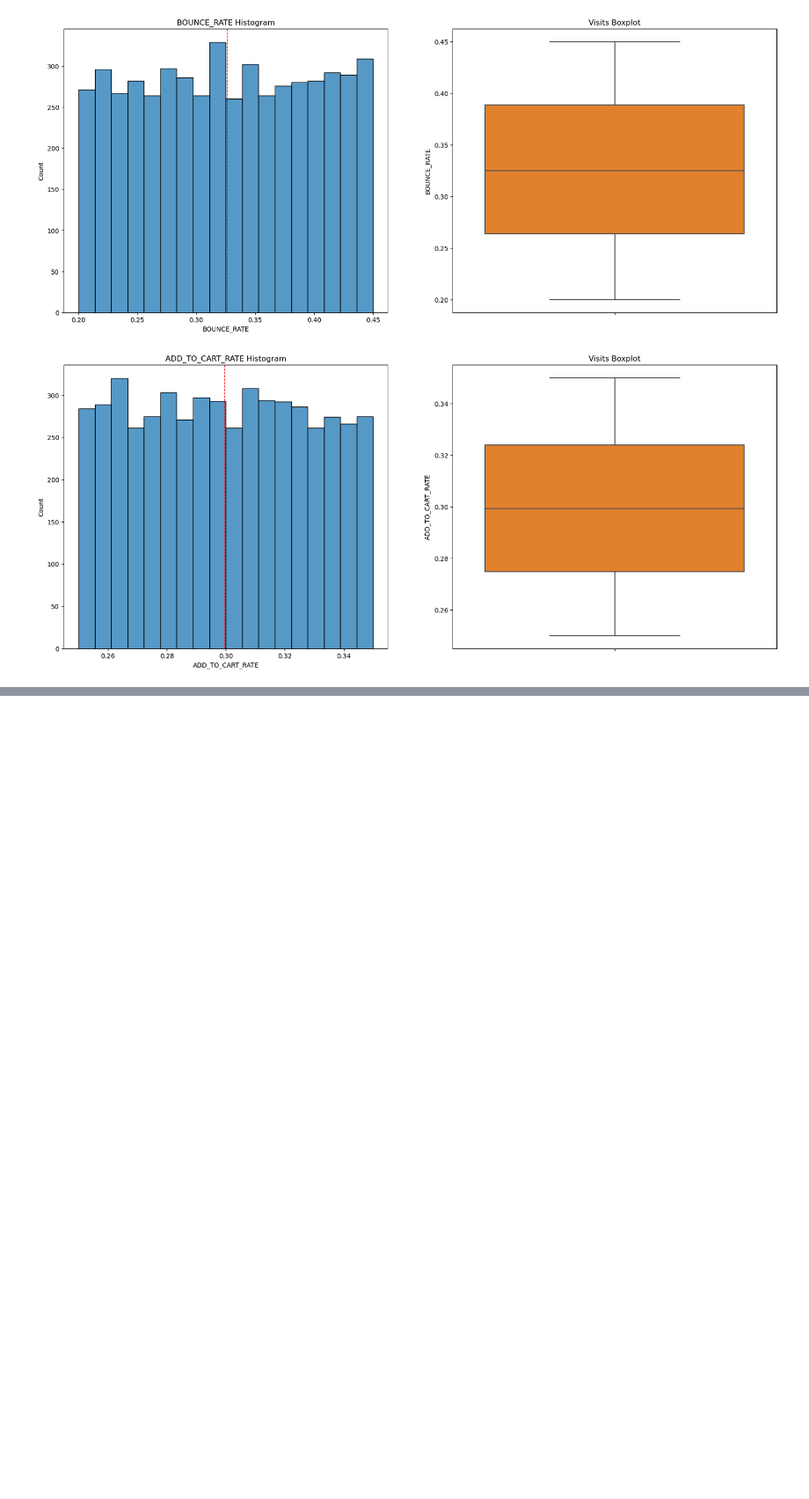
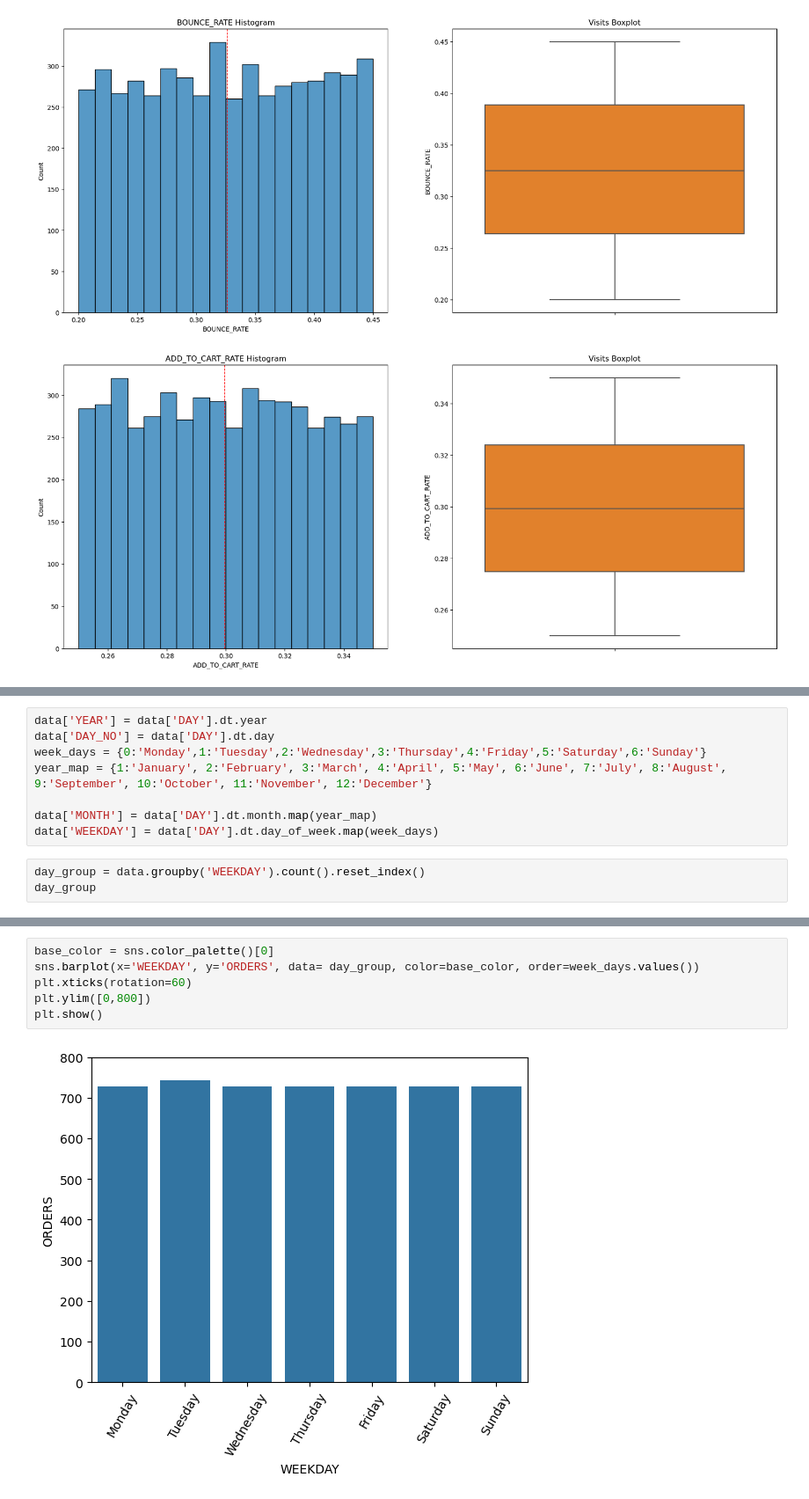
Before and after one commit to Naftal-Rainer/WEB-ANALYTICS-INSIGHTS, a Jupyter notebook: web_analytics_insights.ipynb, the cells around one changed output, grey strips where cells are left out. Shown at 88% size. Cells and saved outputs as stored; diff of their text form; blank space fills up the shorter version.

```diff
--- a/web_analytics_insights.ipynb
+++ b/web_analytics_insights.ipynb
@@ -328,0 +342,11 @@ for x in num_cols:
+# %%
+data['YEAR'] = data['DAY'].dt.year
+data['DAY_NO'] = data['DAY'].dt.day
+week_days = {0:'Monday',1:'Tuesday',2:'Wednesday',3:'Thursday',4:'Friday',5:'Saturday',6:'Sunday'}
+year_map = {1:'January', 2:'February', 3:'March', 4:'April', 5:'May', 6:'June', 7:'July', 8:'August', 9:'September', 10:'October', 11:'November', 12:'December'}
+
+data['MONTH'] = data['DAY'].dt.month.map(year_map)
+data['WEEKDAY'] = data['DAY'].dt.day_of_week.map(week_days)
+# %%
+day_group = data.groupby('WEEKDAY').count().reset_index()
+day_group
@@ -328,0 +362,8 @@ for x in num_cols:
+# %%
+base_color = sns.color_palette()[0]
+sns.barplot(x='WEEKDAY', y='ORDERS', data= day_group, color=base_color, order=week_days.values())
+plt.xticks(rotation=60)
+plt.ylim([0,800])
+plt.show()
+# %% [output]
+[figure, added]
```
Also changed, not shown: parts of 30 cells of this notebook.
